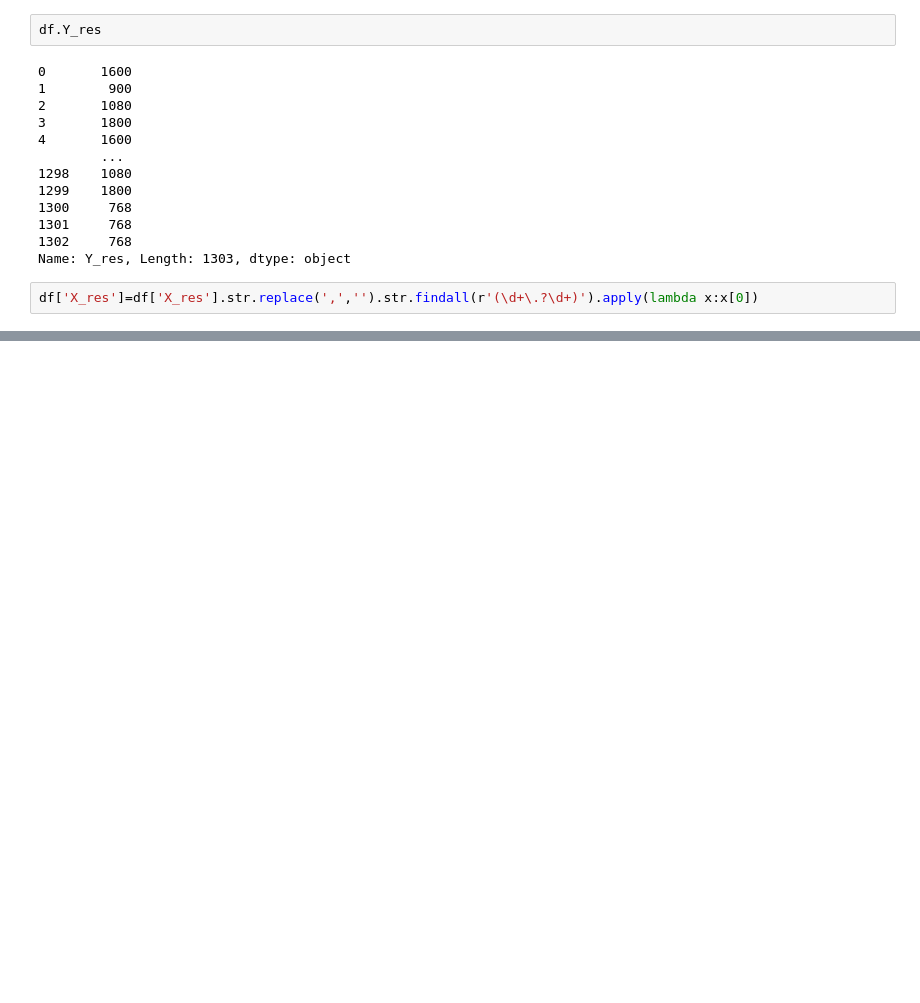
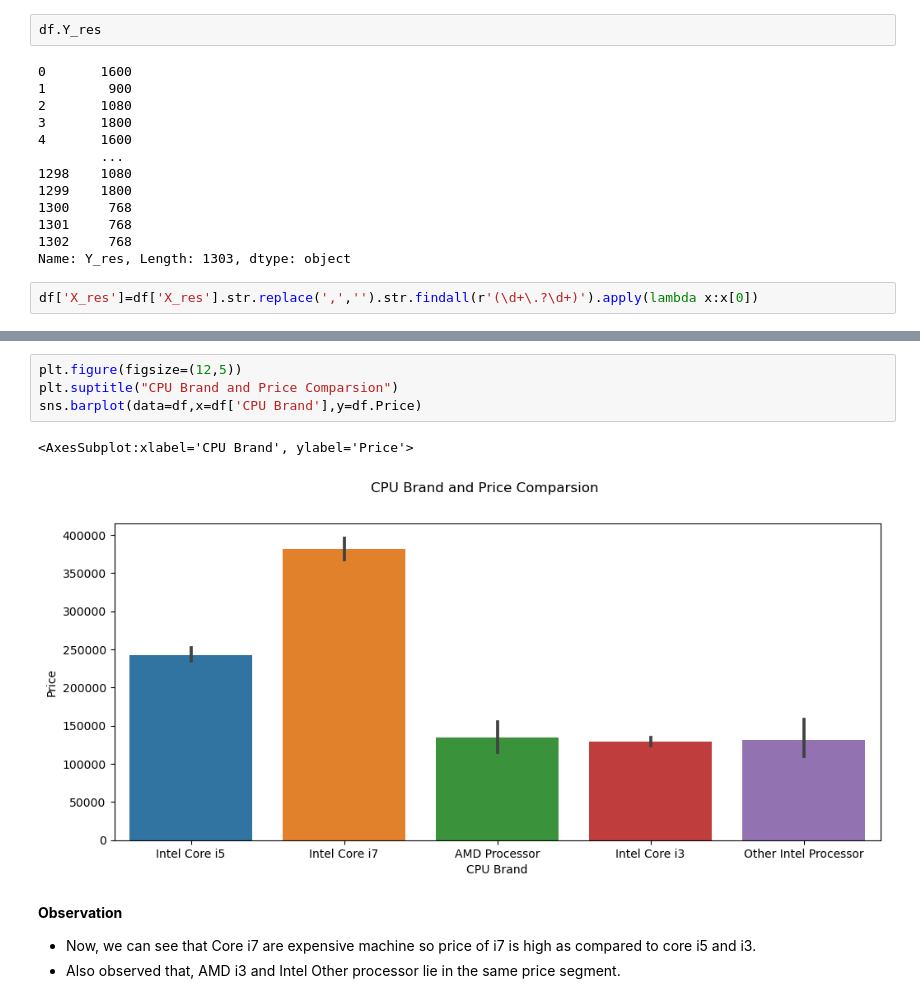
Before and after one commit to Sialsanwal/Data-Science, a Jupyter notebook: Laptop Price/Feature engineering and Modeling.ipynb, the cells around one changed output, grey strips where cells are left out. Drawn from its saved outputs; the diff is of its cells as text; blank space fills up the shorter version.

```diff
--- a/Laptop Price/Feature engineering and Modeling.ipynb
+++ b/Laptop Price/Feature engineering and Modeling.ipynb
@@ -396,0 +393,11 @@ df['CPU Brand']
+# %%
+plt.figure(figsize=(12,5))
+plt.suptitle("CPU Brand and Price Comparsion")
+sns.barplot(data=df,x=df['CPU Brand'],y=df.Price)
+# %% [output]
+<AxesSubplot:xlabel='CPU Brand', ylabel='Price'>
+[figure, added]
+# %% [markdown]
+**Observation**
+- Now, we can see that Core i7 are expensive machine so price of i7 is high as compared to core i5 and i3.
+- Also observed that, AMD i3 and Intel Other processor lie in the same price segment.
```
Also changed, not shown: parts of 89 cells of this notebook.
